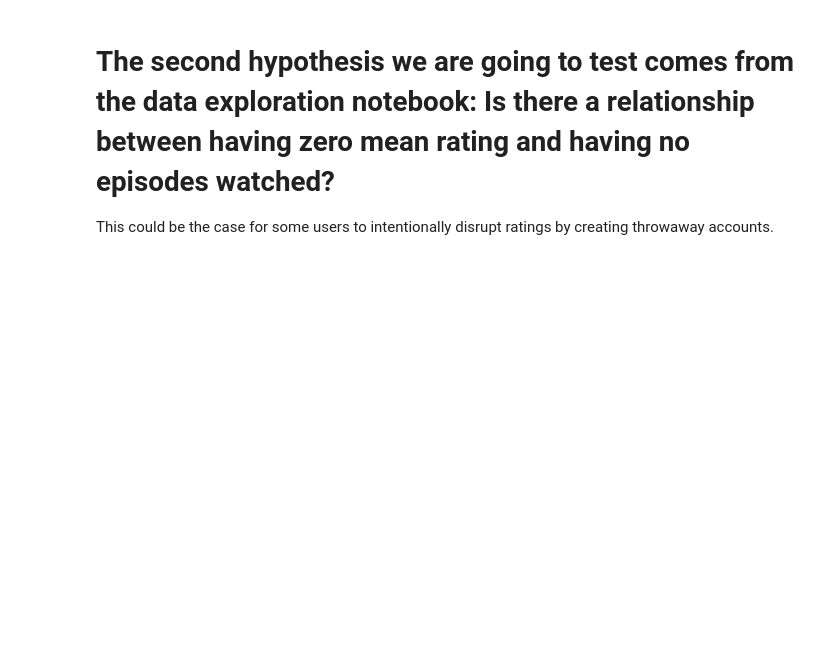
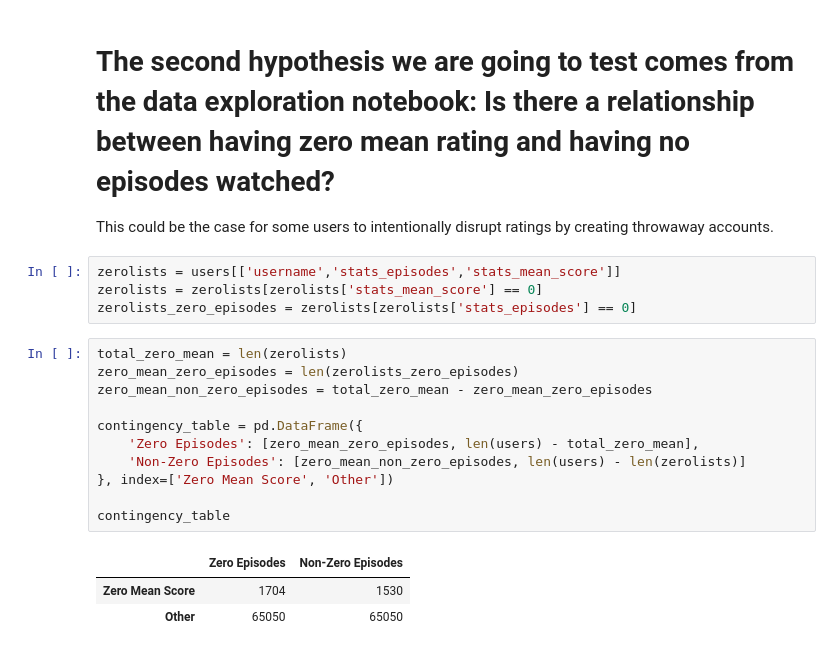
Before and after one commit to SafonovO/MyAnimeList-analysis, a Jupyter notebook: Hypothesis_Testing.ipynb, the cells around one changed output. Cells and saved outputs as stored; diff of their text form; blank space fills up the shorter version.

```diff
--- a/Hypothesis_Testing.ipynb
+++ b/Hypothesis_Testing.ipynb
@@ -73,3 +77,22 @@ With these results, we can conclude that there is a significant difference betwe
 # %% [markdown]
 # The second hypothesis we are going to test comes from the data exploration notebook: Is there a relationship between having zero mean rating and having no episodes watched?
 This could be the case for some users to intentionally disrupt ratings by creating throwaway accounts.
+# %%
+zerolists = users[['username','stats_episodes','stats_mean_score']]
+zerolists = zerolists[zerolists['stats_mean_score'] == 0]
+zerolists_zero_episodes = zerolists[zerolists['stats_episodes'] == 0]
+# %%
+total_zero_mean = len(zerolists)
+zero_mean_zero_episodes = len(zerolists_zero_episodes)
+zero_mean_non_zero_episodes = total_zero_mean - zero_mean_zero_episodes
+
+contingency_table = pd.DataFrame({
+    'Zero Episodes': [zero_mean_zero_episodes, len(users) - total_zero_mean],
+    'Non-Zero Episodes': [zero_mean_non_zero_episodes, len(users) - len(zerolists)]
+}, index=['Zero Mean Score', 'Other'])
+
+contingency_table
+# %% [output]
+|  | Zero Episodes | Non-Zero Episodes |
+| Zero Mean Score | 1704 | 1530 |
+| Other | 65050 | 65050 |
```
Also changed, not shown: parts of 4 cells of this notebook.
